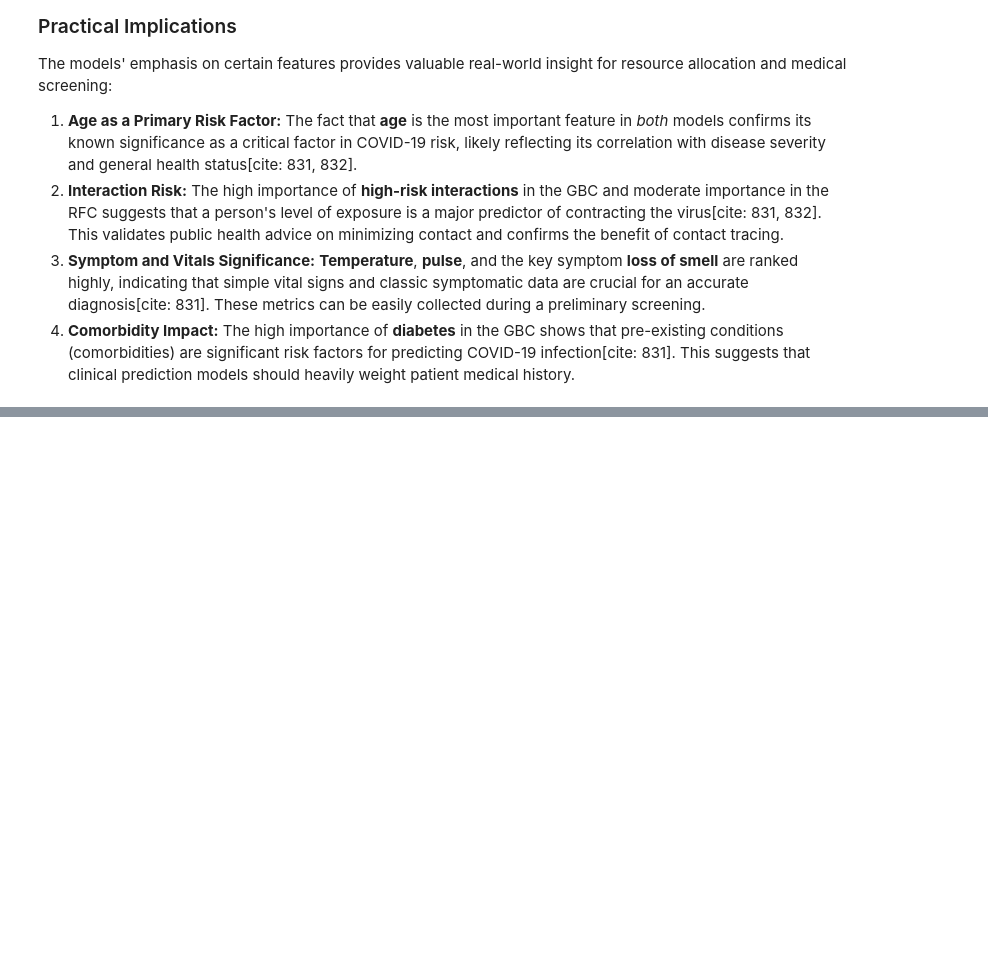
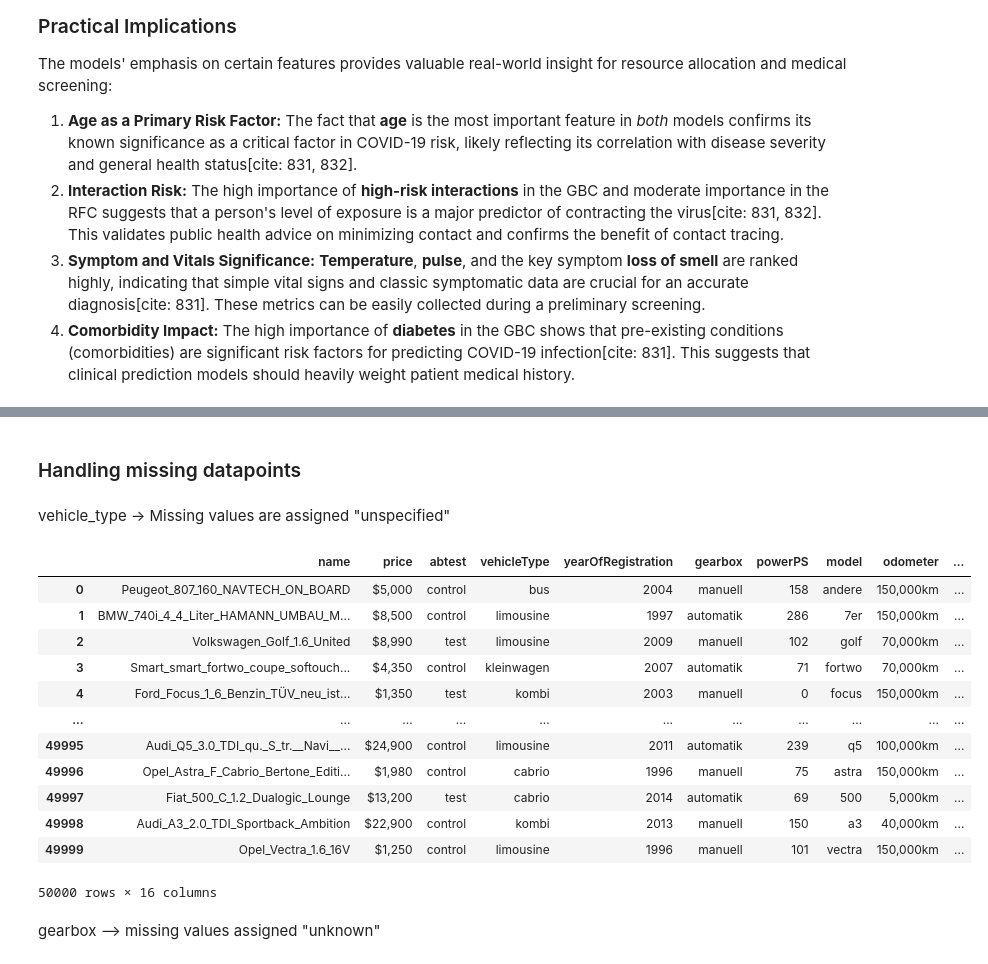
Before and after one commit to soipanhamisi/KNN_Classification_Regression_Analysis, a Jupyter notebook: notebooks/tree-based-modelling.ipynb, the cells around one changed output, grey strips where cells are left out. Drawn from its saved outputs; the diff is of its cells as text; code cells hidden in the pictures; blank space fills up the shorter version.

```diff
--- a/notebooks/tree-based-modelling.ipynb
+++ b/notebooks/tree-based-modelling.ipynb
@@ -447,0 +464,2 @@ The models' emphasis on certain features provides valuable real-world insight fo
+# %%
+car_df = car_df.drop(['dateCrawled', 'seller', 'offerType', 'nrOfPictures'], axis=1)
@@ -447,0 +475,24 @@ The models' emphasis on certain features provides valuable real-world insight fo
+# %% [markdown]
+### Handling missing datapoints
+# %% [markdown]
+vehicle_type → Missing values are assigned "unspecified"
+# %%
+car_df['vehicleType'] = car_df['vehicleType'].fillna("unspecified")
+# %%
+car_df
+# %% [output]
+|  | name | price | abtest | vehicleType | yearOfRegistration | gearbox | powerPS | model | odometer | ... |
+| 0 | Peugeot_807_160_NAVTECH_ON_BOARD | $5,000 | control | bus | 2004 | manuell | 158 | andere | 150,000km | ... |
+| 1 | BMW_740i_4_4_Liter_HAMANN_UMBAU_M... | $8,500 | control | limousine | 1997 | automatik | 286 | 7er | 150,000km | ... |
+| 2 | Volkswagen_Golf_1.6_United | $8,990 | test | limousine | 2009 | manuell | 102 | golf | 70,000km | ... |
+| 3 | Smart_smart_fortwo_coupe_softouch... | $4,350 | control | kleinwagen | 2007 | automatik | 71 | fortwo | 70,000km | ... |
+| 4 | Ford_Focus_1_6_Benzin_TÜV_neu_ist... | $1,350 | test | kombi | 2003 | manuell | 0 | focus | 150,000km | ... |
+| ... | ... | ... | ... | ... | ... | ... | ... | ... | ... | ... |
+| 49995 | Audi_Q5_3.0_TDI_qu._S_tr.__Navi__... | $24,900 | control | limousine | 2011 | automatik | 239 | q5 | 100,000km | ... |
+| 49996 | Opel_Astra_F_Cabrio_Bertone_Editi... | $1,980 | control | cabrio | 1996 | manuell | 75 | astra | 150,000km | ... |
+| 49997 | Fiat_500_C_1.2_Dualogic_Lounge | $13,200 | test | cabrio | 2014 | automatik | 69 | 500 | 5,000km | ... |
+| 49998 | Audi_A3_2.0_TDI_Sportback_Ambition | $22,900 | control | kombi | 2013 | manuell | 150 | a3 | 40,000km | ... |
+| 49999 | Opel_Vectra_1.6_16V | $1,250 | control | limousine | 1996 | manuell | 101 | vectra | 150,000km | ... |
+50000 rows × 16 columns
+# %% [markdown]
+gearbox --> missing values assigned "unknown"
```
Also changed, not shown: parts of 35 cells of this notebook.
